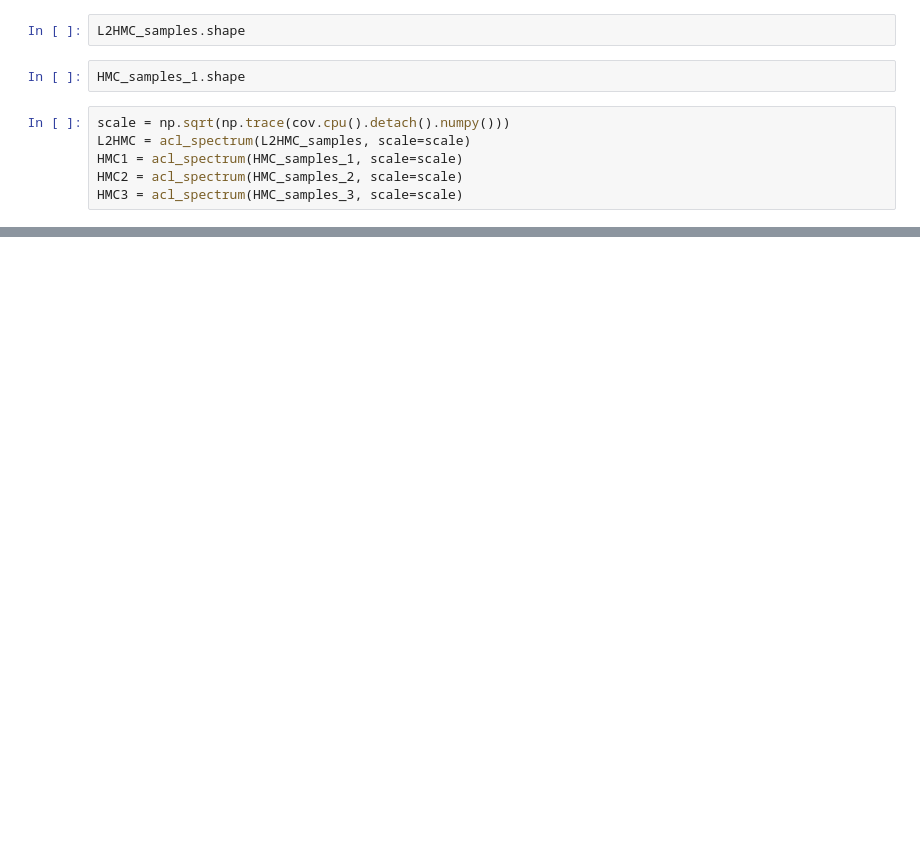
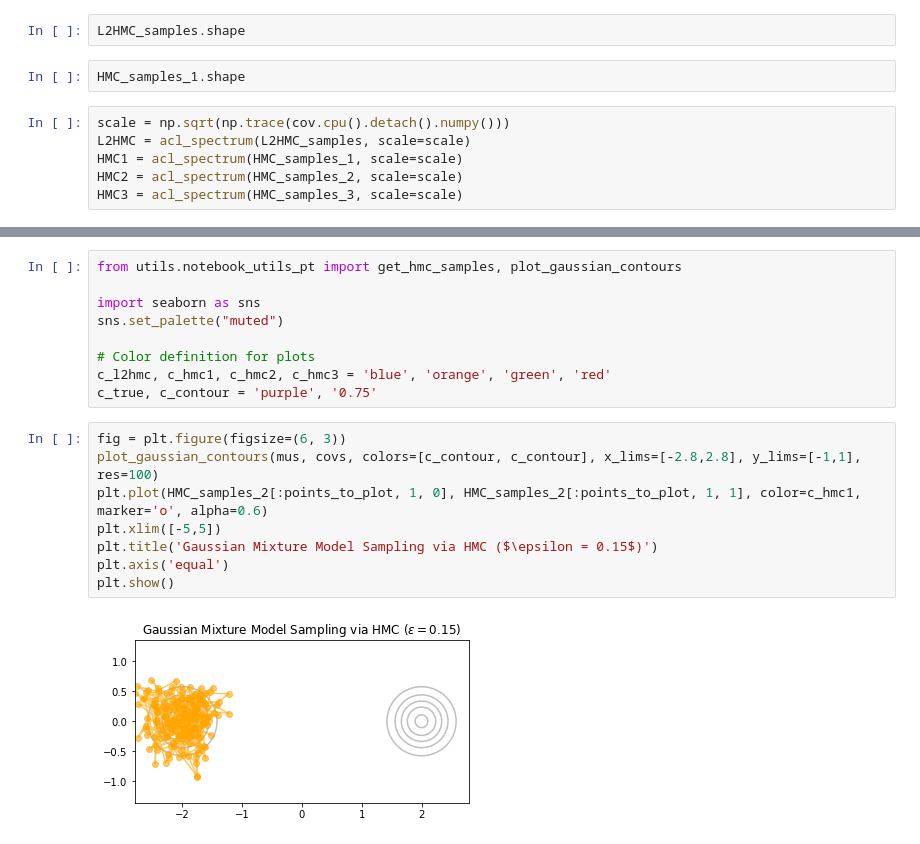
Before and after one commit to nkotelevskii/l2hmc_pytorch, a Jupyter notebook: l2hmc/our_alg_1.ipynb, the cells around one changed output, grey strips where cells are left out. Saved outputs shown, nothing was run; the diff lists cells and outputs as text; blank space fills up the shorter version.

```diff
--- a/l2hmc/our_alg_1.ipynb
+++ b/l2hmc/our_alg_1.ipynb
@@ -188,0 +186,19 @@ plt.plot(L2HMC_samples[:points_to_plot, num, 0], L2HMC_samples[:points_to_plot,
+# %%
+from utils.notebook_utils_pt import get_hmc_samples, plot_gaussian_contours
+
+import seaborn as sns
+sns.set_palette("muted")
+
+# Color definition for plots
+c_l2hmc, c_hmc1, c_hmc2, c_hmc3 = 'blue', 'orange', 'green', 'red'
+c_true, c_contour = 'purple', '0.75'
+# %%
+fig = plt.figure(figsize=(6, 3))
+plot_gaussian_contours(mus, covs, colors=[c_contour, c_contour], x_lims=[-2.8,2.8], y_lims=[-1,1], res=100)
+plt.plot(HMC_samples_2[:points_to_plot, 1, 0], HMC_samples_2[:points_to_plot, 1, 1], color=c_hmc1, marker='o', alpha=0.6)
+plt.xlim([-5,5])
+plt.title('Gaussian Mixture Model Sampling via HMC ($\epsilon = 0.15$)')
+plt.axis('equal')
+plt.show()
+# %% [output]
+[figure, added]
```
Also changed, not shown: parts of 7 cells of this notebook, 3 other files.
